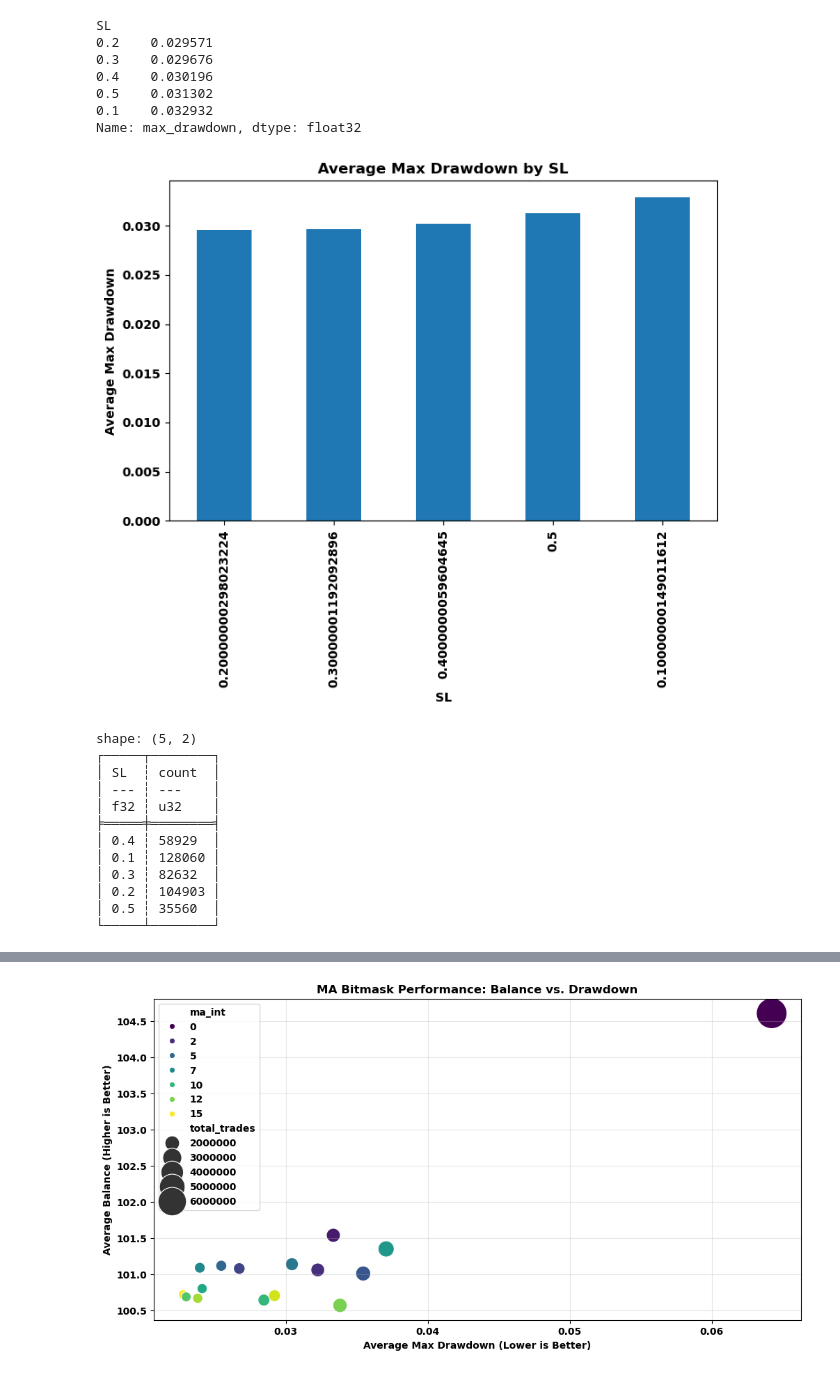
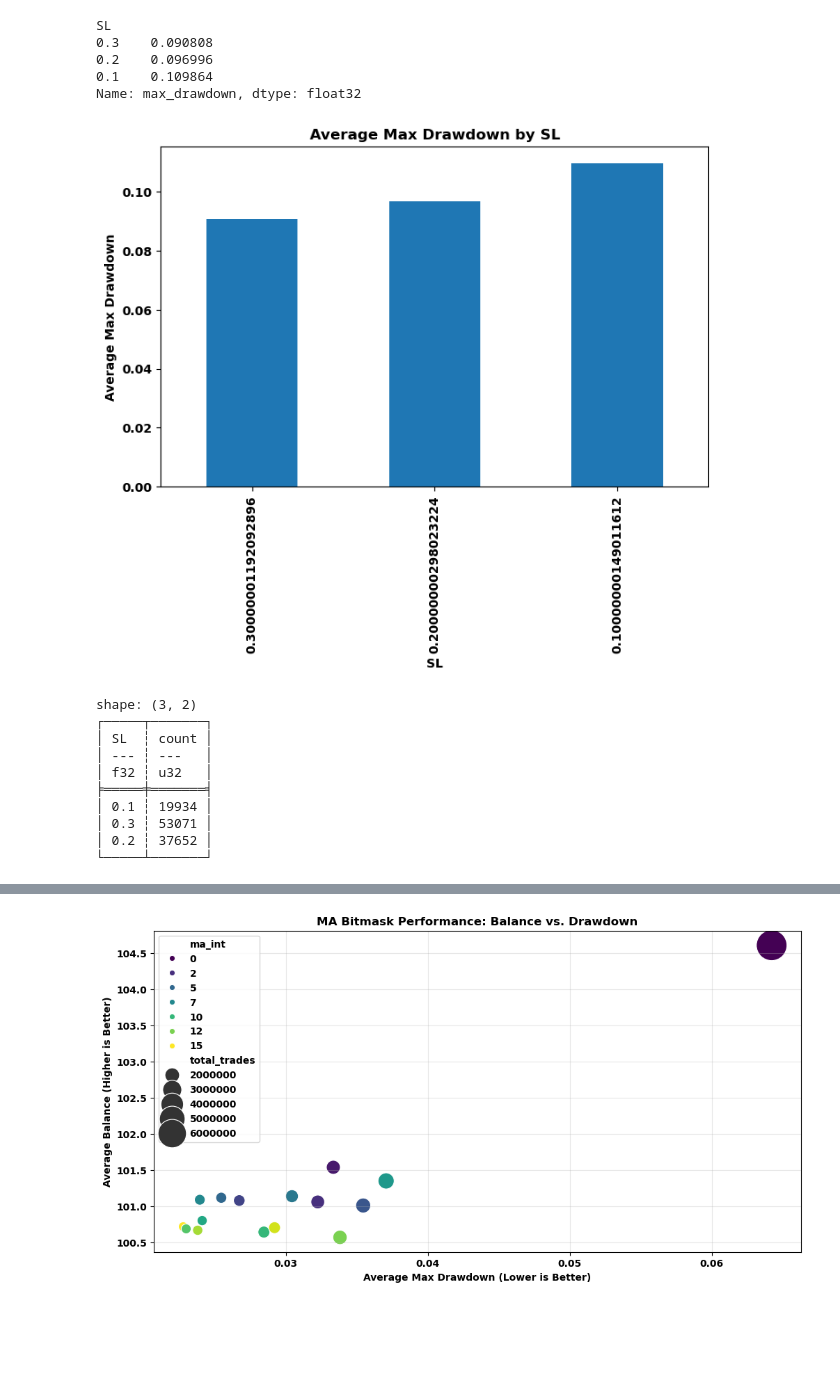
Before and after one commit to loong218-toast/airflow-trading, a Jupyter notebook: analysis/Max_dd_rank.ipynb, the cells around one changed output, grey strips where cells are left out. Drawn from its saved outputs; the diff is of its cells as text; code cells hidden in the pictures; blank space fills up the shorter version.

```diff
--- a/analysis/Max_dd_rank.ipynb
+++ b/analysis/Max_dd_rank.ipynb
@@ -2,16 +2,17 @@
 import pyarrow.parquet as pq
 import polars as pl
 pl.Config.set_tbl_cols(20)          # Show up to 20 columns
+pl.Config.set_tbl_rows(50)
 pl.Config.set_tbl_width_chars(200)  # Make the table wider in the console
 pl.Config.set_fmt_str_lengths(50)   # Don't cut off long strings like stoch_key
 
-results_path = r'C:\Users\Owner\airflow-trading\data_lake\Opt_Session_20260324_114114_01\master_metrics.parquet'
+results_path = r'C:\Users\Owner\airflow-trading\data_lake\Opt_Session_20260327_132733_01\master_metrics.parquet'
 
 # Open the file metadata
 parquet_file = pq.ParquetFile(results_path)
 
-needed_cols = ["stoch_key", "ma_int", "era_int", "entry_lookback_units", "max_drawdown", "balance", "total_pos", "SL", "TP", "win_pos"]
-df_master = pl.read_parquet(results_path, columns=needed_cols)
+#needed_cols = ["stoch_key", "ma_int", "era_int", "entry_lookback_units", "max_drawdown", "balance", "total_pos", "SL", "TP", "win_pos"]
+df_master = pl.read_parquet(results_path)
 
 # 1. Get Row Count
 print(f"Total Rows: {parquet_file.metadata.num_rows}")
@@ -104,46 +93,42 @@ shape: (10, 9)
 # %%
 import pandas as pd
 
 df = df_master.select(["era_int", "SL", "max_drawdown"]).to_pandas()
 
 # Average max_drawdown per SL
 avg_dd_per_sl = df.groupby("SL")["max_drawdown"].mean().sort_values()
 print(avg_dd_per_sl)
 
 # Optional: visualize
 import matplotlib.pyplot as plt
 avg_dd_per_sl.plot(kind="bar", figsize=(8,5), title="Average Max Drawdown by SL")
 plt.ylabel("Average Max Drawdown")
 plt.show()
 
 top_n = 10
 top_dd = (
     df_master.filter(pl.col("max_drawdown") <= df_master["max_drawdown"].quantile(0.1))
-    .groupby("SL")
+    .group_by("SL")
     .count()
 )
 print(top_dd)
 # %% [output]
 SL
-0.2    0.029571
-0.3    0.029676
-0.4    0.030196
-0.5    0.031302
-0.1    0.032932
+0.3    0.090808
+0.2    0.096996
+0.1    0.109864
 Name: max_drawdown, dtype: float32
-[figure, old version]
+[figure, new version]
-shape: (5, 2)
-┌─────┬────────┐
-│ SL  ┆ count  │
-│ --- ┆ ---    │
-│ f32 ┆ u32    │
-╞═════╪════════╡
-│ 0.4 ┆ 58929  │
-│ 0.1 ┆ 128060 │
-│ 0.3 ┆ 82632  │
-│ 0.2 ┆ 104903 │
-│ 0.5 ┆ 35560  │
-└─────┴────────┘
+shape: (3, 2)
+┌─────┬───────┐
+│ SL  ┆ count │
+│ --- ┆ ---   │
+│ f32 ┆ u32   │
+╞═════╪═══════╡
+│ 0.1 ┆ 19934 │
+│ 0.3 ┆ 53071 │
+│ 0.2 ┆ 37652 │
+└─────┴───────┘
 # %%
 import polars as pl
 import matplotlib.pyplot as plt
```
Also changed, not shown: parts of 10 cells of this notebook, 17 other files.
